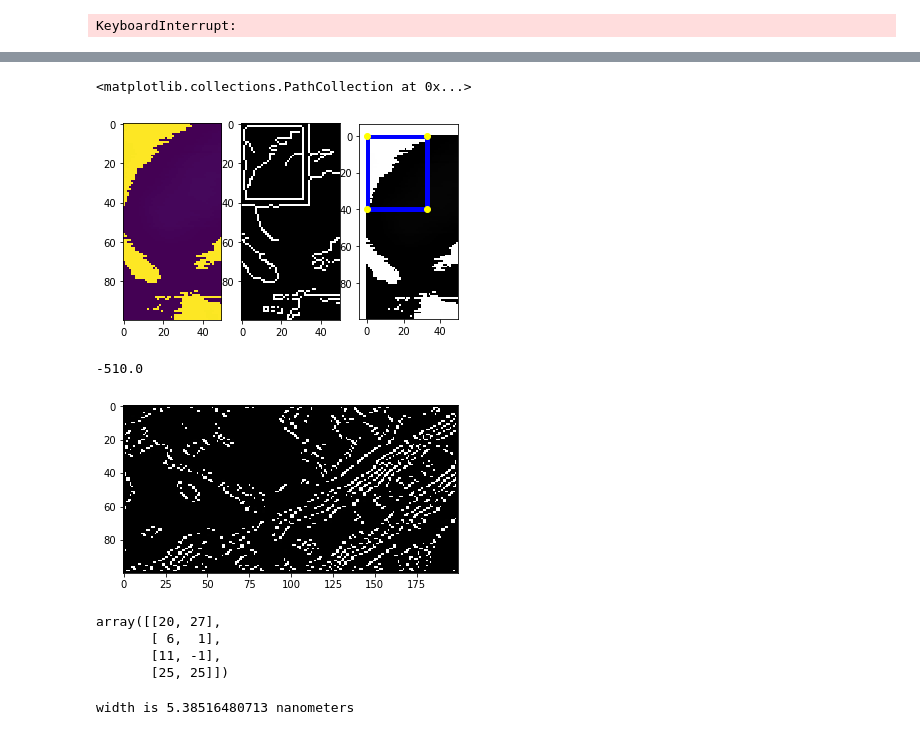
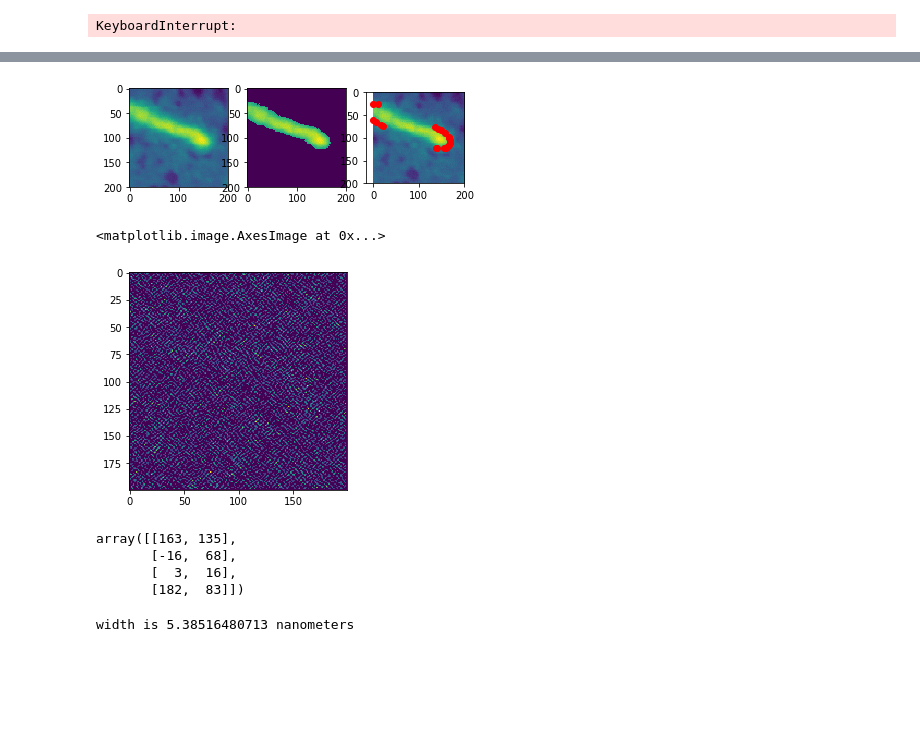
Before and after one commit to wesleyktatum/Nanowire_Measurements, a Jupyter notebook: NaRWHAL/OpenCV_learning.ipynb, the cells around one changed output, grey strips where cells are left out. Saved outputs shown, nothing was run; the diff lists cells and outputs as text; code cells hidden in the pictures; blank space fills up the shorter version.

```diff
--- a/NaRWHAL/OpenCV_learning.ipynb
+++ b/NaRWHAL/OpenCV_learning.ipynb
@@ -6,7 +6,7 @@ from matplotlib import pyplot as plt
 %matplotlib inline
 import sklearn.linear_model as linmod
 # %%
-afmdata=np.genfromtxt('../Data/BackgroundedTXTFiles/500nmGood-0')
+afmdata=np.genfromtxt('../Data/BackgroundedTXTFiles/500nmGood-1')
 afmdata= afmdata*(10**9)
 # %%
 #factor=(255)/(afmdata.max()-afmdata.min())
@@ -25,17 +25,20 @@ plt.imshow(afmdata)
 # %%
-snip11=np.uint8(afmdata[500:600,200:250])
-print snip11
-zeros_idx = np.where(snip11 < 0)
-snip11[zeros_idx] = 0
+snip11=afmdata[100:300,400:600]
+#zeros_idx = np.where(snip11 < 0)
+#snip11[zeros_idx] = 0
 #print snip11
 factor=(255)/(snip11.max()-snip11.min())
 height, width = snip11.shape
-afmimg=np.zeros((height, width, 3))
+# afmimg=np.zeros((height, width, 3))
+afmimg=np.zeros((height, width))
+count = 0
 for i in range(height):
     for j in range(width):
-        intensity=np.int((snip11[i][j]-snip11.min())*factor)
+        intensity=np.uint8((snip11[i][j]-snip11.min())*factor)
         #afmimg[i][j]=np.array([np.int((afmdata[i][j]-afmdata.min())*factor),0,0])
-        afmimg[i][j]=np.array([intensity, intensity, intensity])
+        #afmimg[i][j]=np.array([intensity, intensity, intensity])
+        afmimg[i][j]=intensity
 #print afmimg
+afmimg
 plt.imshow(afmimg)
 # %% [output]
@@ -55,44 +49,59 @@ plt.imshow(afmimg)
 # %%
-# Cropping out the part that we are interesting in
+### Cropping out the part that we are interesting in
 # snip11=np.uint8(afmdata[300:400,400:500])
 # Plotting the image that is interesting to us
-afmimg = np.uint8(afmimg)
-plt.subplot(131),plt.imshow(snip11)
+
+#print afmimg
+plt.subplot(131),plt.imshow(afmimg)
+copy_im=np.copy(afmimg)
 
 # Detecting borders using the Canny algorithm - setting thresholds
 # From the image information - background ~ 69, wire ~100
-edges = cv2.Canny(afmimg,afmimg.min(),afmimg.max())
-plt.subplot(132),plt.imshow(edges,cmap='gray')
+#edges = cv2.Canny(afmimg,52,100)
+#plt.subplot(132),plt.imshow(edges,cmap='gray')
+
+
+# Different algorithm!
 # Locating contours
-ret,thresh = cv2.threshold(afmimg,80,255,cv2.THRESH_BINARY)
+ret,thresh = cv2.threshold(afmimg,145,255,cv2.THRESH_TOZERO)
+plt.subplot(132)
+plt.imshow(thresh)
+#thresh=cv2.cvtColor(thresh, cv2.COLOR_BGR2GRAY)
+derp, contours, hierarchy =cv2.findContours(thresh,cv2.RETR_TREE, cv2.CHAIN_APPROX_SIMPLE)
+#print contours
+cnts = max(contours, key=cv2.contourArea)
+hull = cv2.convexHull(cnts)
+#print hull
+hull = np.reshape(hull,(len(hull),2))
+plt.subplot(133)
+plt.imshow(afmimg)
+plt.scatter(hull[:,0],hull[:,1],color='r')
 
-thresh=cv2.cvtColor(thresh, cv2.COLOR_BGR2GRAY)
-derp, contours, hierarchy =cv2.findContours(thresh,cv2.RETR_TREE, cv2.CHAIN_APPROX_SIMPLE)
+#different method
 cnts = max(contours, key=cv2.contourArea)
 rect = cv2.minAreaRect(cnts)
 box = cv2.boxPoints(rect)
 box = np.int0(box)
-hello=cv2.drawContours(afmimg,[box],0,(0,0,255),2)
+hello=cv2.drawContours(copy_im,[box],0,(0,0,255),2)
 #hello=cv2.drawContours(snip11, [cnts], 0, (0,255,0), 3)
-plt.subplot(133),plt.imshow(hello)
-plt.scatter(box[:,0],box[:,1], c='yellow')
+#plt.subplot(133),plt.imshow(hello)
+#plt.scatter(box[:,0],box[:,1], c='yellow')
 # %% [output]
-<matplotlib.collections.PathCollection at 0x...>
-[figure, old version]
+[figure, new version]
 # %%
-sobel_img = cv2.Sobel(afmimg,-1,1,1,ksize=1)
+sobel_img = cv2.Sobel(afmimg,-1,1,1)
 plt.imshow(sobel_img)
-np.min(sobel_img)
+#np.min(sobel_img)
 # %% [output]
--510.0
+<matplotlib.image.AxesImage at 0x...>
-[figure, old version]
+[figure, new version]
 # %%
 box
 # %% [output]
-array([[20, 27],
-       [ 6,  1],
-       [11, -1],
-       [25, 25]])
+array([[163, 135],
+       [-16,  68],
+       [  3,  16],
+       [182,  83]])
 # %%
 box_side = box[3] - box[0]
 width = (math.sqrt(box_side[0]**2 + box_side[1]**2))
```
Also changed, not shown: parts of 4 cells of this notebook.
